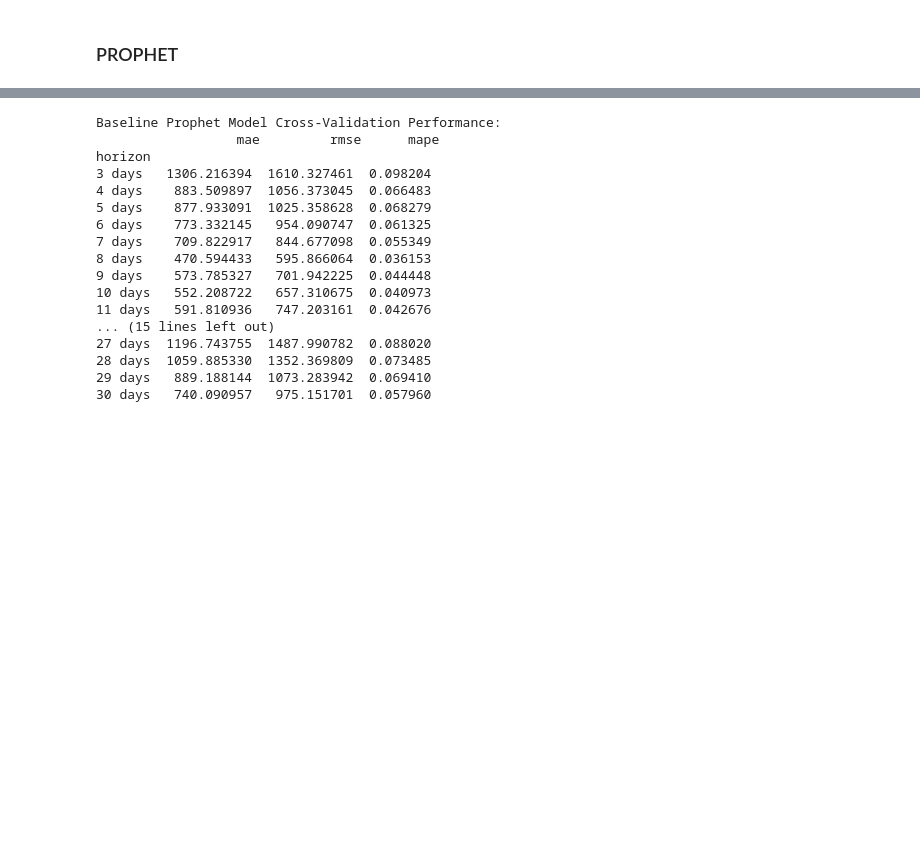
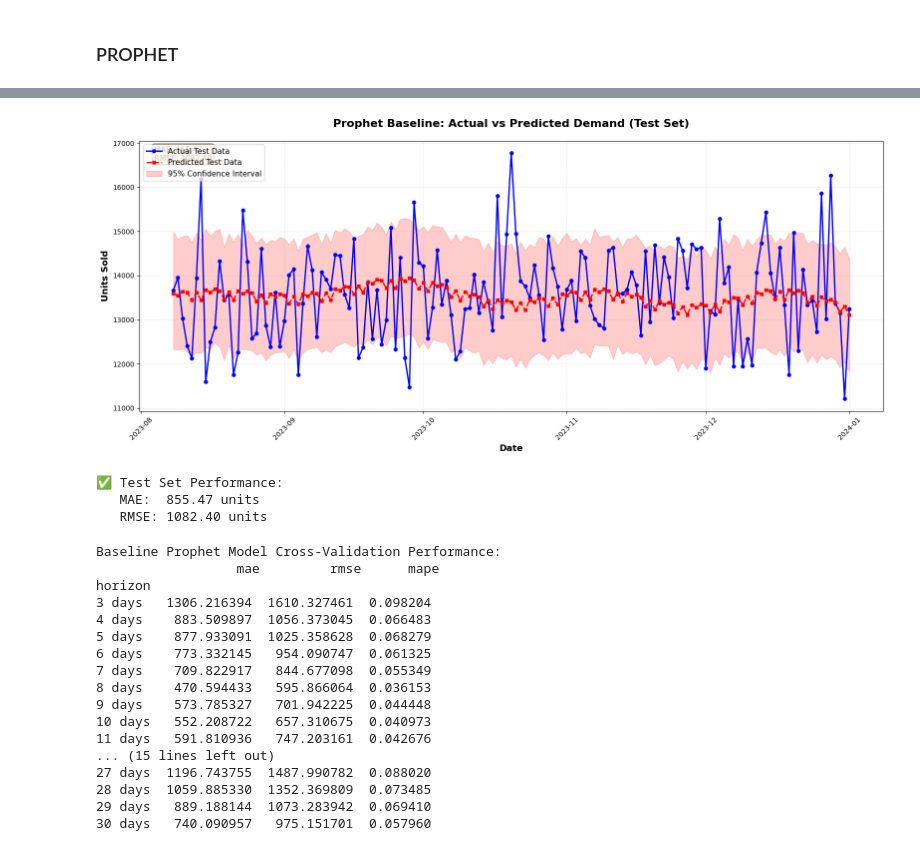
Before and after one commit to Brendatracy-miriti/Inventory_reorder_system, a Jupyter notebook: Notebook/inventory_reorder_system.ipynb, the cells around one changed output, grey strips where cells are left out. Saved outputs shown, nothing was run; the diff lists cells and outputs as text; code cells hidden in the pictures; blank space fills up the shorter version.

```diff
--- a/Notebook/inventory_reorder_system.ipynb
+++ b/Notebook/inventory_reorder_system.ipynb
@@ -966,0 +1004,37 @@ from prophet.diagnostics import cross_validation, performance_metrics
+# %%
+# Generate predictions for test data only
+future_test = prophet_model.make_future_dataframe(periods=len(test_data), include_history=False)
+forecast_test = prophet_model.predict(future_test)
+
+# Extract predictions
+y_pred_test = forecast_test['yhat'].values
+y_actual_test = test_data['y'].values
+
+# Visualize Actual vs Predicted on Test Data
+plt.figure(figsize=(16, 7))
+plt.plot(test_data['ds'], y_actual_test, label='Actual Test Data', color='blue', linewidth=2, marker='o', markersize=5)
+plt.plot(test_data['ds'], y_pred_test, label='Predicted Test Data', color='red', linewidth=2, linestyle='--', marker='s', markersize=5)
+plt.fill_between(test_data['ds'], forecast_test['yhat_lower'], forecast_test['yhat_upper'],
+                 alpha=0.2, color='red', label='95% Confidence Interval')
+plt.title('Prophet Baseline: Actual vs Predicted Demand (Test Set)', fontsize=16, fontweight='bold', pad=20)
+plt.xlabel('Date', fontsize=13, fontweight='bold')
+plt.ylabel('Units Sold', fontsize=13, fontweight='bold')
+plt.legend(fontsize=11, loc='upper left')
+plt.grid(True, alpha=0.3, linestyle='--')
+plt.xticks(rotation=45)
+plt.tight_layout()
+
+# Add performance metrics
+mae_test = mean_absolute_error(y_actual_test, y_pred_test)
+rmse_test = np.sqrt(mean_squared_error(y_actual_test, y_pred_test))
+textstr = f'MAE: {mae_test:.2f}\nRMSE: {rmse_test:.2f}'
+plt.text(0.02, 0.98, textstr, transform=plt.gca().transAxes, fontsize=11,
+         verticalalignment='top', bbox=dict(boxstyle='round', facecolor='wheat', alpha=0.8))
+
+plt.savefig('Prophet Baseline Actual vs Predicted Test.png', dpi=300, bbox_inches='tight')
+plt.show()
+# %% [output]
+[figure, added]
+✅ Test Set Performance:
+   MAE:  855.47 units
+   RMSE: 1082.40 units
```
Also changed, not shown: parts of 10 cells of this notebook, 1 other file.
